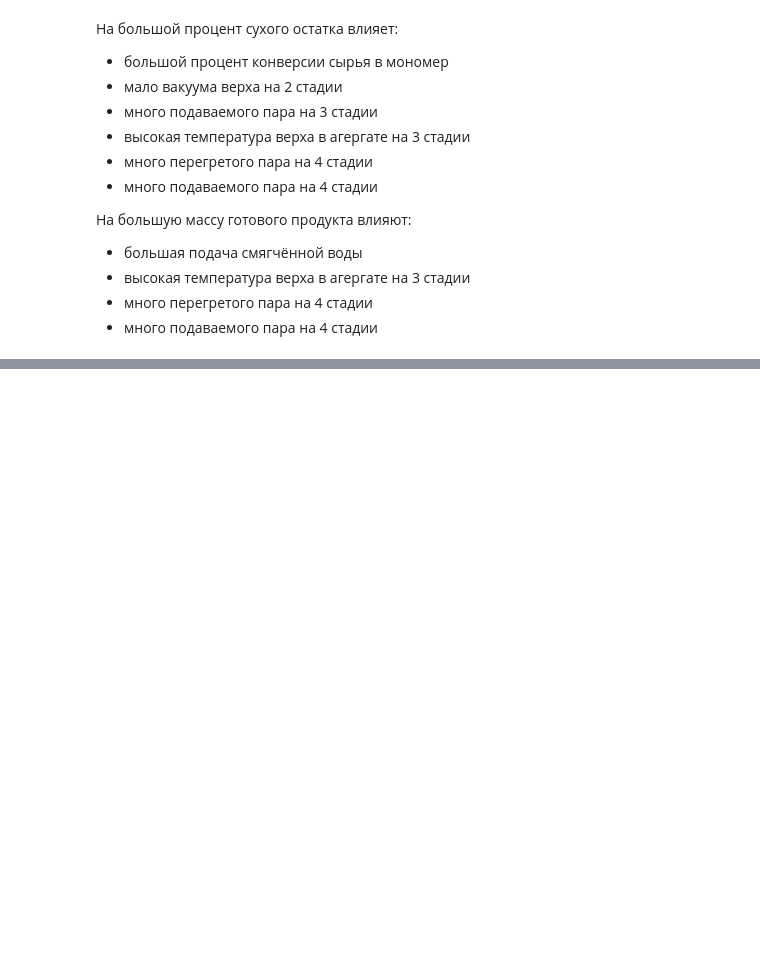
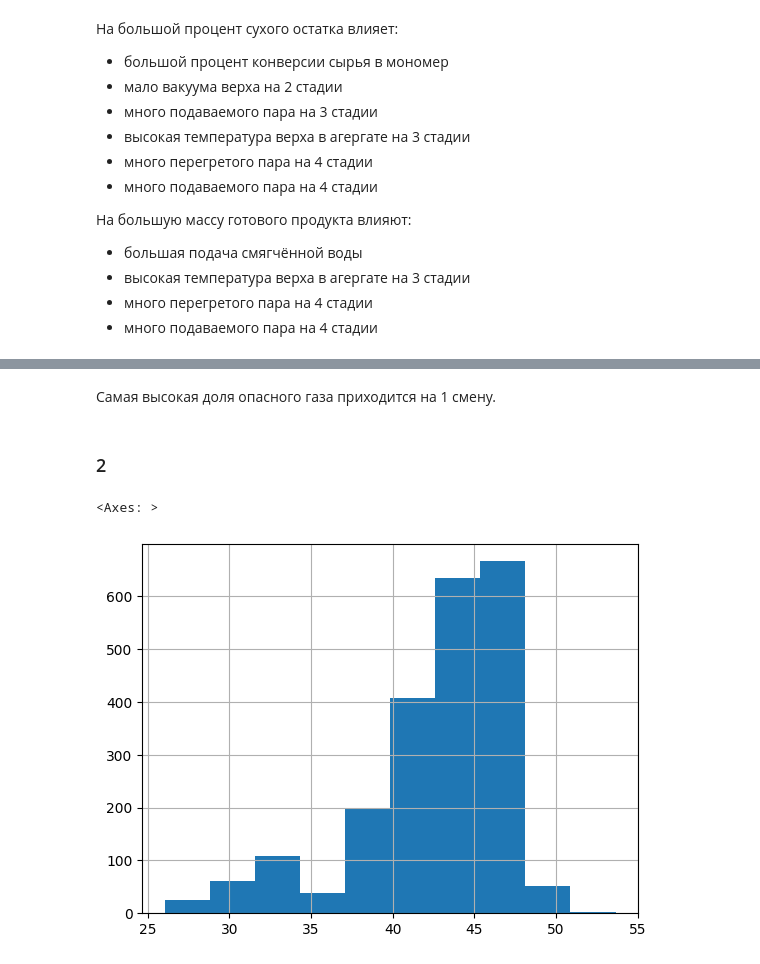
Before and after one commit to alinkalina/ad-ecology-project, a Jupyter notebook: project.ipynb, the cells around one changed output, grey strips where cells are left out. Cells and saved outputs as stored; diff of their text form; code cells hidden in the pictures; blank space fills up the shorter version.

```diff
--- a/project.ipynb
+++ b/project.ipynb
@@ -185,0 +208,9 @@ plt.show()
+# %% [markdown]
+Самая высокая доля опасного газа приходится на 1 смену.
+# %% [markdown]
+### 2
+# %%
+df[df['work_shift'] == 1]['stage_3_output_temp_top'].hist()
+# %% [output]
+<Axes: >
+[figure, added]
```
Also changed, not shown: parts of 20 cells of this notebook.
